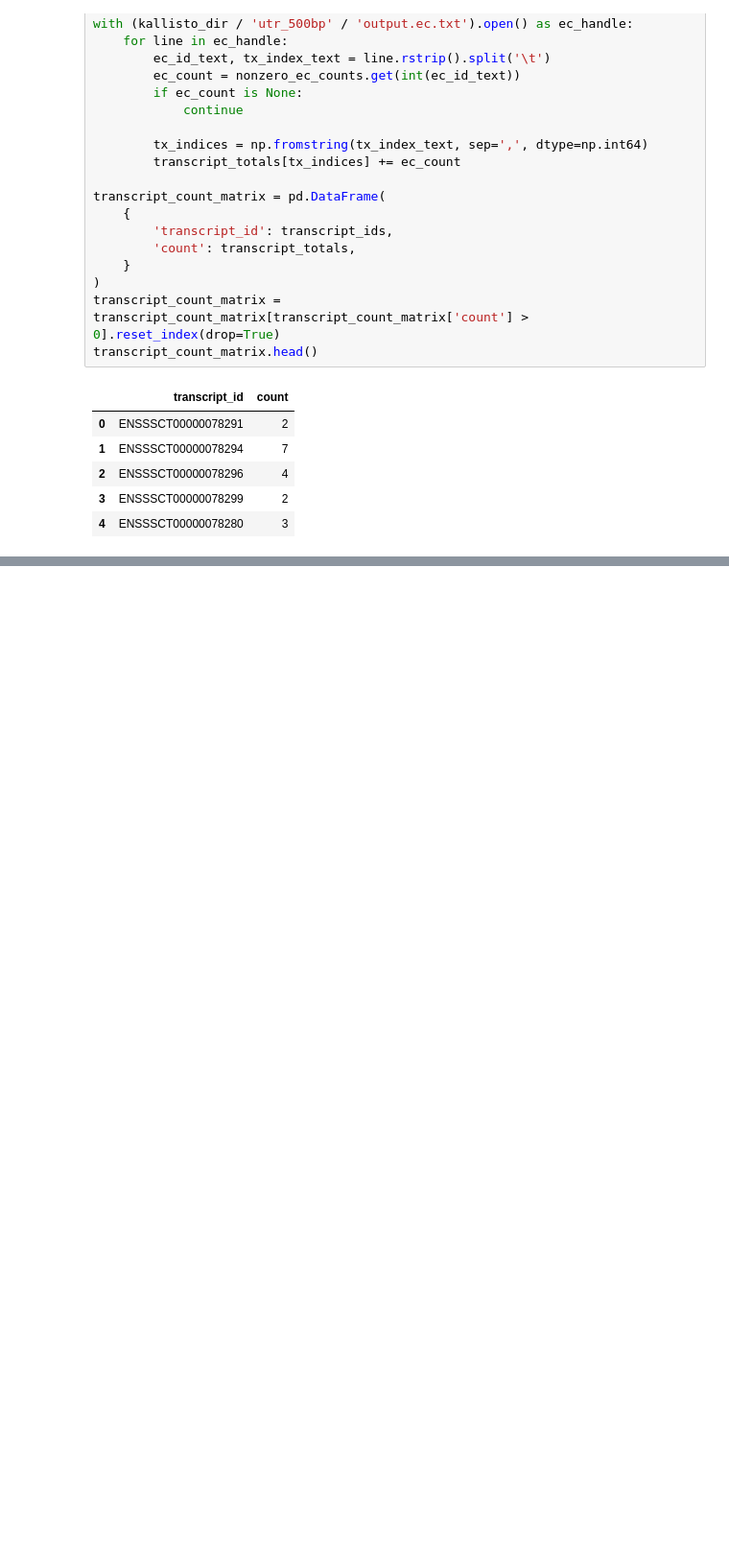
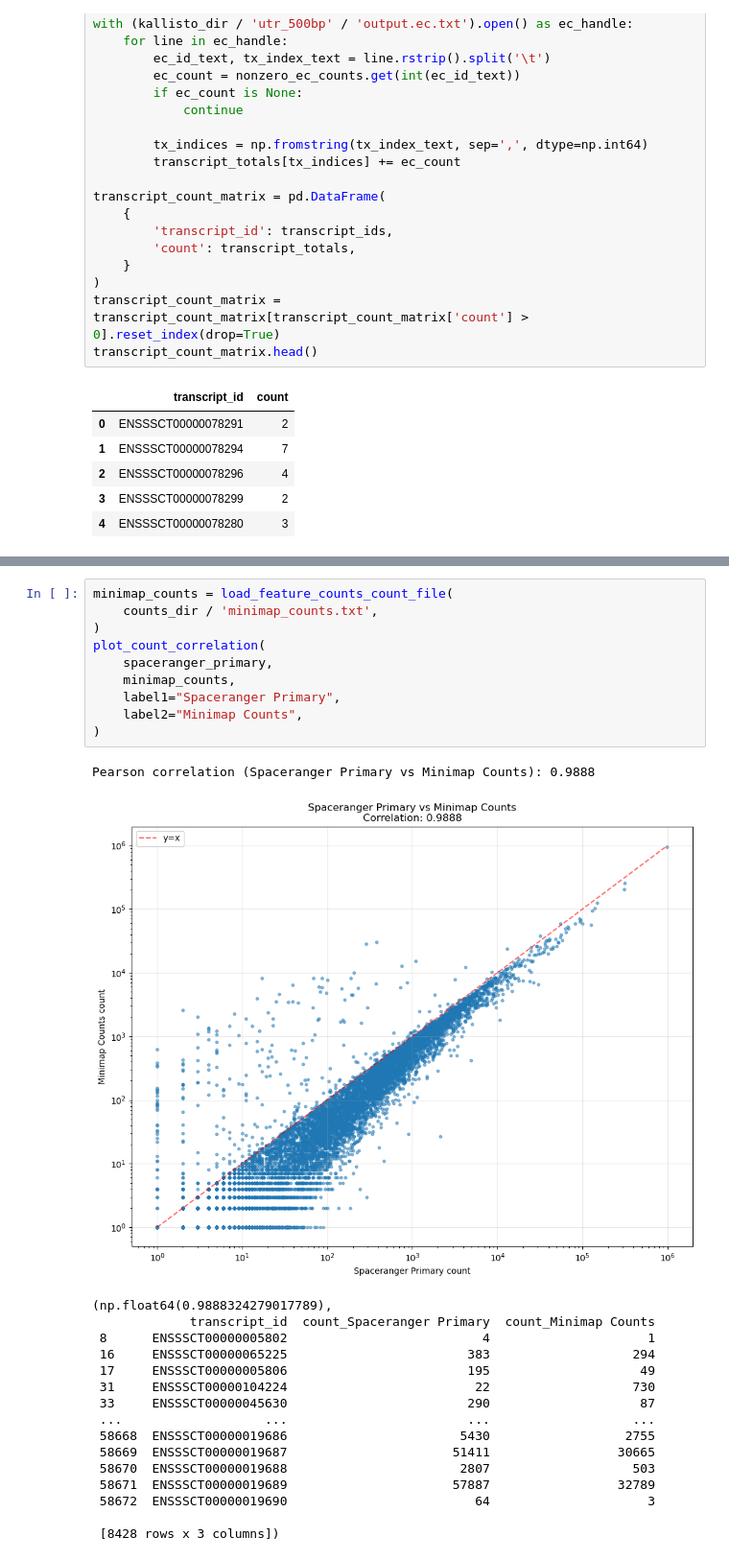
Before and after one commit to tolgatabanli/scCount_gobi, a Jupyter notebook: prototyping/playground.ipynb, the cells around one changed output, grey strips where cells are left out. Shown at 96% size. Cells and saved outputs as stored; diff of their text form; blank space fills up the shorter version.

```diff
--- a/prototyping/playground.ipynb
+++ b/prototyping/playground.ipynb
@@ -609,0 +652,28 @@ See the caveats in the documentation: https://pandas.pydata.org/pandas-docs/stab
+# %%
+minimap_counts = load_feature_counts_count_file(
+    counts_dir / 'minimap_counts.txt',
+)
+plot_count_correlation(
+    spaceranger_primary,
+    minimap_counts,
+    label1="Spaceranger Primary",
+    label2="Minimap Counts",
+)
+# %% [output]
+Pearson correlation (Spaceranger Primary vs Minimap Counts): 0.9888
+[figure, added]
+(np.float64(0.9888324279017789),
+             transcript_id  count_Spaceranger Primary  count_Minimap Counts
+ 8      ENSSSCT00000005802                          4                     1
+ 16     ENSSSCT00000065225                        383                   294
+ 17     ENSSSCT00000005806                        195                    49
+ 31     ENSSSCT00000104224                         22                   730
+ 33     ENSSSCT00000045630                        290                    87
+ ...                   ...                        ...                   ...
+ 58668  ENSSSCT00000019686                       5430                  2755
+ 58669  ENSSSCT00000019687                      51411                 30665
+ 58670  ENSSSCT00000019688                       2807                   503
+ 58671  ENSSSCT00000019689                      57887                 32789
+ 58672  ENSSSCT00000019690                         64                     3
+
+ [8428 rows x 3 columns])
```
Also changed, not shown: parts of 13 cells of this notebook, 4 other files.
